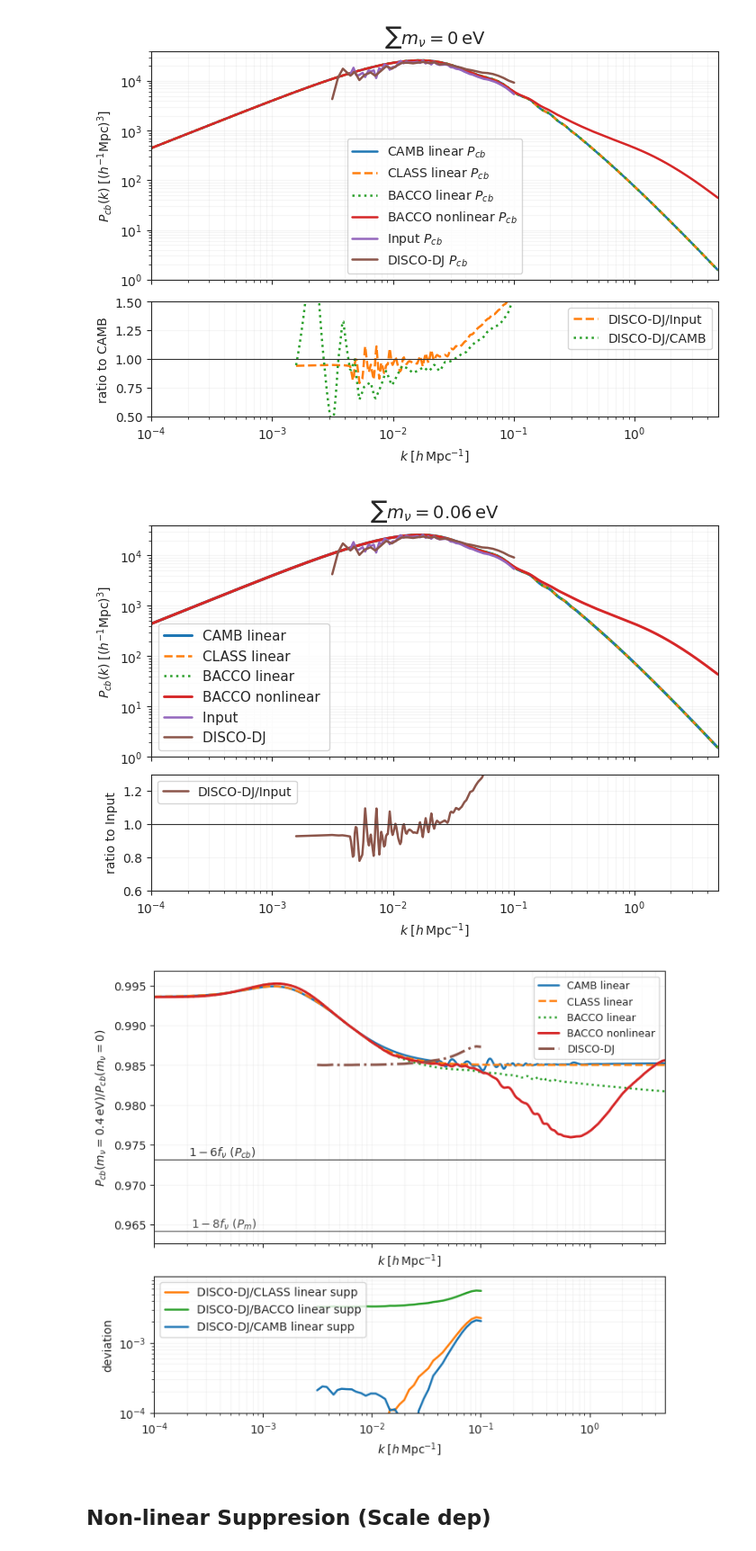
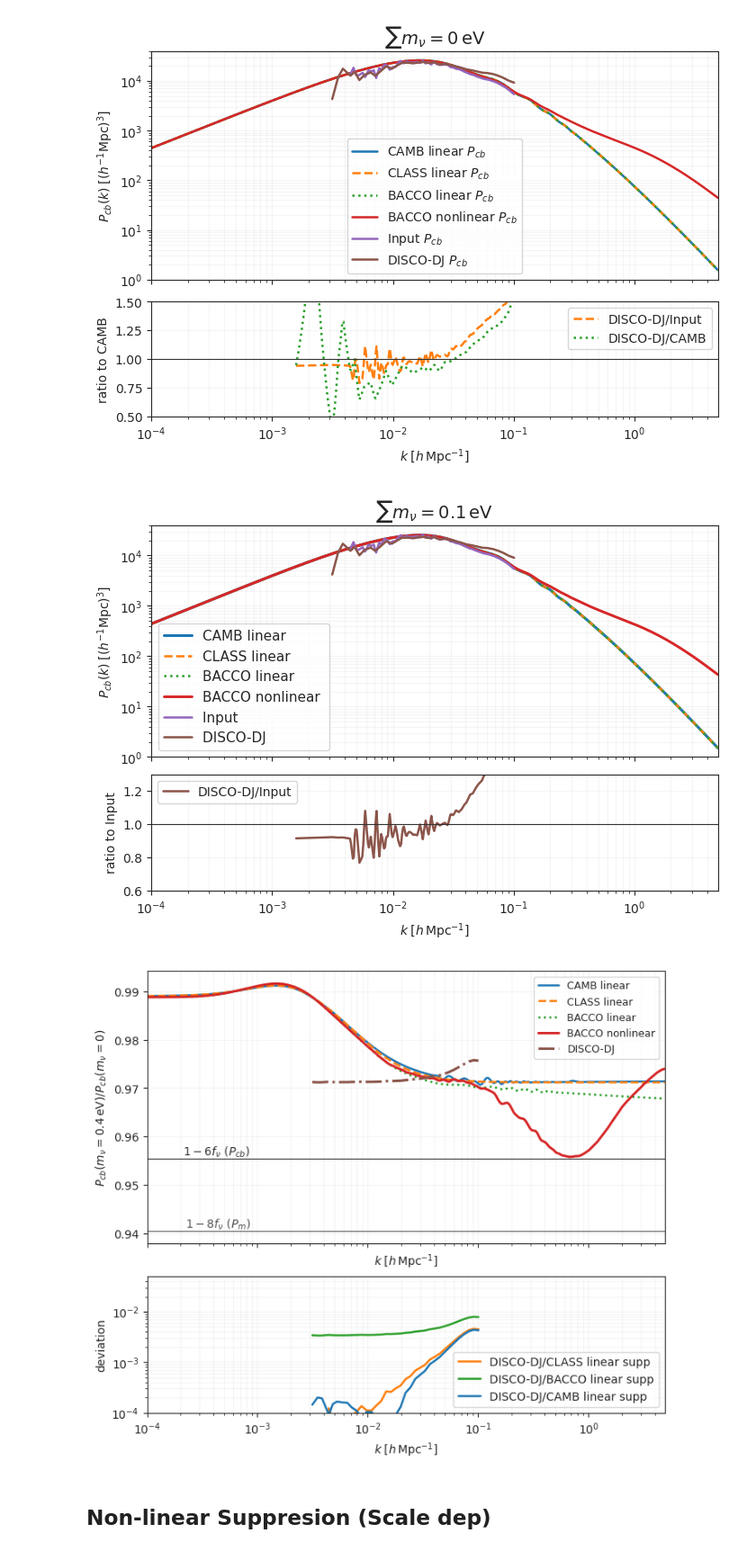
Before and after one commit to Xantyos13/DISCO-DJ, a Jupyter notebook: Neutrinos/Power_comparaison.ipynb, the cells around one changed output. Shown at 90% size. Cells and saved outputs as stored; diff of their text form; code cells hidden in the pictures.

```diff
--- a/Neutrinos/Power_comparaison.ipynb
+++ b/Neutrinos/Power_comparaison.ipynb
@@ -56,7 +56,7 @@ cosmo = {
     "omch2": 0.269984542*0.67**2,
     "As": 2.215e-09,
     "ns": 0.9619,
-    "sum_mnu": 0.06,      # total neutrino mass [eV]
+    "sum_mnu": 0.1,      # total neutrino mass [eV]
     "tau": 0.0952,
     "w0": -1.0,
     "wa": 0.0,
@@ -92,6 +92,8 @@ mnu_NH =[m1,m2,m3]
 m1,m2,m3 = get_masses(2.45e-3,7.50e-5,cosmo["sum_mnu"],'IH')
 mnu_IH = [m1,m2,m3]
 
+masses = [mnu_deg,mnu_NH,mnu_IH]
+
 print("Degenerate",mnu_deg)
 print("NH",mnu_NH)
 print("IH",mnu_IH)
@@ -537,7 +535,7 @@ cosmo = dict(Omega_c=omega_cdm,  # cold dark matter content
              h=h,  # dimensionless Hubble constant
              n_s=n_s,  # scalar spectral index
              sigma8=0.8159,  # amplitude of matter density fluctuations at a scale of 8 Mpc/h
-             mnu = 0) #Neutrino mass (eV)
+             mnu = mnu_massless) #Neutrino mass (eV)
 
 dj = DiscoDJ(dim=dim, res=res, name=name, device=device, precision=precision, boxsize=boxsize, cosmo=cosmo)
 print(dj)
@@ -595,7 +593,7 @@ cosmo_nu = dict(Omega_c=omega_cdm,  # cold dark matter content
             h=h,  # dimensionless Hubble constant
             n_s=n_s,  # scalar spectral index
             sigma8=0.8159,  # amplitude of matter density fluctuations at a scale of 8 Mpc/h
-            mnu = sum_mnu/3) #Neutrino mass (eV)
+            mnu = mnu_deg) #Neutrino mass (eV)
 dj_nu = DiscoDJ(dim=dim, res=res, name=name, device=device, precision=precision, boxsize=boxsize, cosmo=cosmo_nu)
 print(dj_nu)
 dj_nu = dj_nu.with_timetables()
@@ -789,7 +787,7 @@ axr.legend(loc=2,prop={'size': 10})
 axr.grid(True, which="both", alpha=0.18)
 #plt.savefig('spectra_lin.pgf')
 # %% [output]
-[figure, old version]
+[figure, new version]
 # %%
 discodj_data = np.load("discodj_results.npy", allow_pickle=True)
 discodj_data = [d for d in discodj_data if np.isclose(d["a"], a_end)]
@@ -851,35 +849,35 @@ ax.annotate(
 ax.set_xscale("log")
 ax.set_xlim(k_h.min(), k_h.max())
 
 ax.set_xlabel(r"$k\;[h\,{\rm Mpc}^{-1}]$")
 ax.set_ylabel(
     r"$P_{cb}(m_\nu=0.4\,{\rm eV}) / P_{cb}(m_\nu=0)$"
 )
 
 #ax.set_title(r"Suppression due to $\sum m_\nu $")
 
 ax.legend(prop={'size': 9},loc=1)
 ax.grid(True, which="both", alpha=0.18)
 
 axr.semilogx(k, abs(ratio_disco_dj-class_supp), color="C1", lw=1.8, label="DISCO-DJ/CLASS linear supp")
 axr.semilogx(k, abs(ratio_disco_dj-bacco_supp), color="C2", lw=1.8, label="DISCO-DJ/BACCO linear supp")
 axr.semilogx(k, abs(ratio_disco_dj-camb_supp), color="C0", lw=1.8, label="DISCO-DJ/CAMB linear supp")
 
 axr.axhline(0, color="0.2", lw=0.8)
 
 axr.set_xlabel(r"$k\;[h\,{\rm Mpc}^{-1}]$")
 axr.set_ylabel("deviation")
 axr.set_xlim(k_h.min(), k_h.max())
 
 axr.set_yscale("log")
 axr.set_ylim(1e-4,0)
-axr.legend(prop={'size': 10},loc=2)
+axr.legend(prop={'size': 10},loc=4)
 axr.grid(True, which="both", alpha=0.18)
 
 plt.show()
 #plt.savefig('supp_lin.pgf')
 # %% [output]
-[figure, old version]
+[figure, new version]
 # %% [markdown]
 ## Non-linear Suppresion (Scale dep)
 # %%
```
Also changed, not shown: parts of 12 cells of this notebook, 19 other files.
